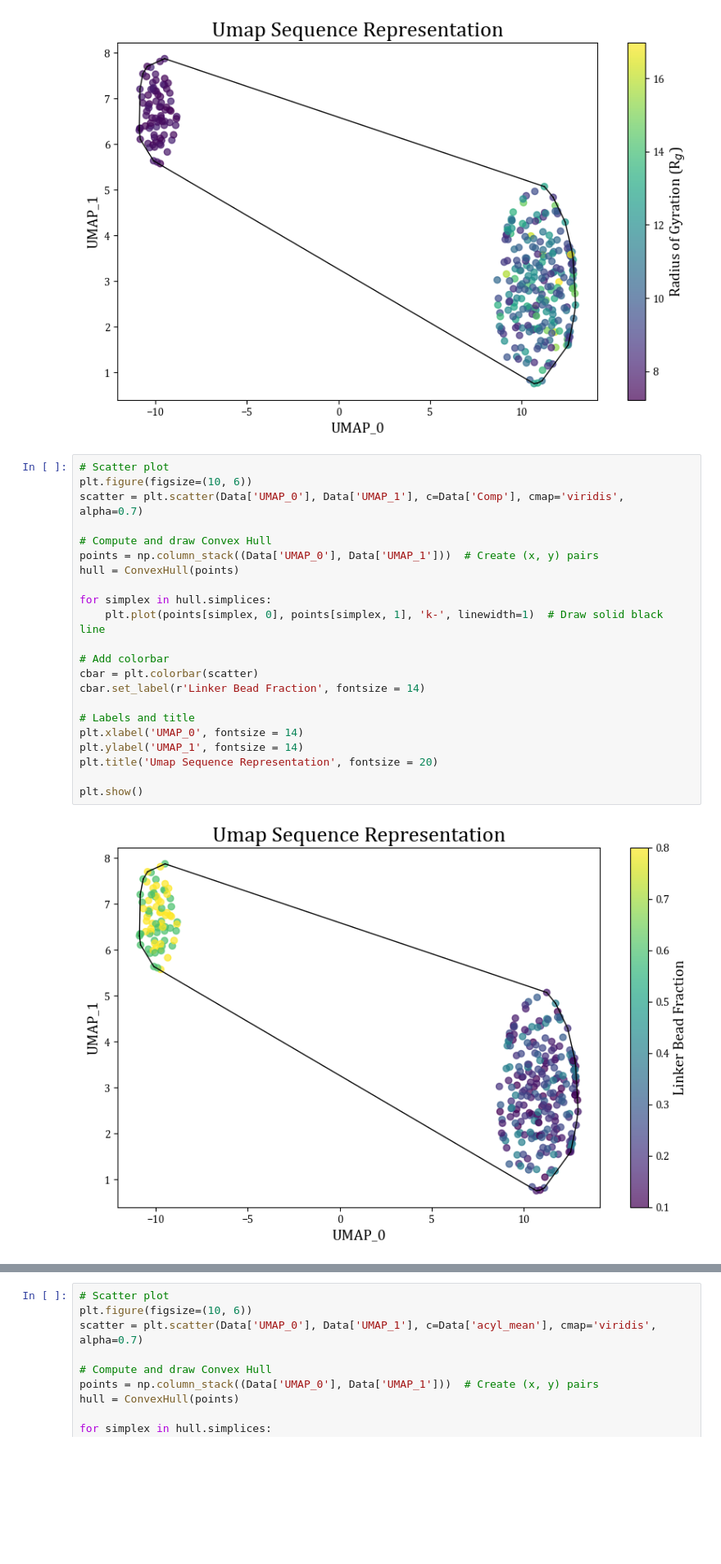
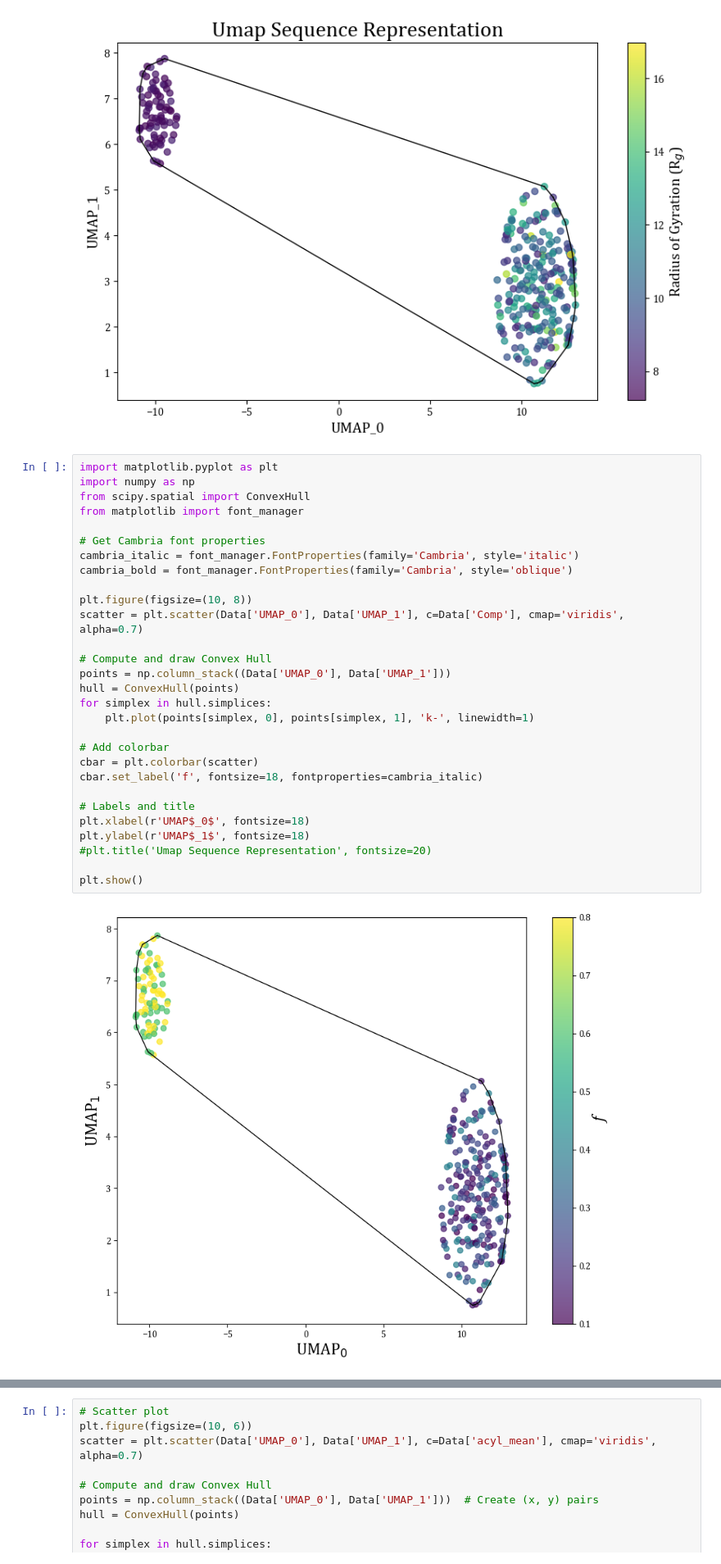
Before and after one commit to PhucMTran/COS-513-Project, a Jupyter notebook: Results.ipynb, the cells around one changed output, grey strips where cells are left out. Shown at 82% size. Drawn from its saved outputs; the diff is of its cells as text; blank space fills up the shorter version.

Commit message:
Added figures

```diff
--- a/Results.ipynb
+++ b/Results.ipynb
@@ -171,28 +171,35 @@ plt.show()
 # %% [output]
 [figure]
 # %%
-# Scatter plot
-plt.figure(figsize=(10, 6))
+import matplotlib.pyplot as plt
+import numpy as np
+from scipy.spatial import ConvexHull
+from matplotlib import font_manager
+
+# Get Cambria font properties
+cambria_italic = font_manager.FontProperties(family='Cambria', style='italic')
+cambria_bold = font_manager.FontProperties(family='Cambria', style='oblique')
+
+plt.figure(figsize=(10, 8))
 scatter = plt.scatter(Data['UMAP_0'], Data['UMAP_1'], c=Data['Comp'], cmap='viridis', alpha=0.7)
 
 # Compute and draw Convex Hull
-points = np.column_stack((Data['UMAP_0'], Data['UMAP_1']))  # Create (x, y) pairs
+points = np.column_stack((Data['UMAP_0'], Data['UMAP_1']))
 hull = ConvexHull(points)
-
 for simplex in hull.simplices:
-    plt.plot(points[simplex, 0], points[simplex, 1], 'k-', linewidth=1)  # Draw solid black line
+    plt.plot(points[simplex, 0], points[simplex, 1], 'k-', linewidth=1)
 
 # Add colorbar
 cbar = plt.colorbar(scatter)
-cbar.set_label(r'Linker Bead Fraction', fontsize = 14)
+cbar.set_label('f', fontsize=18, fontproperties=cambria_italic)
 
 # Labels and title
-plt.xlabel('UMAP_0', fontsize = 14)
-plt.ylabel('UMAP_1', fontsize = 14)
-plt.title('Umap Sequence Representation', fontsize = 20)
+plt.xlabel(r'UMAP$_0$', fontsize=18)
+plt.ylabel(r'UMAP$_1$', fontsize=18)
+#plt.title('Umap Sequence Representation', fontsize=20)
 
 plt.show()
 # %% [output]
-[figure, old version]
+[figure, new version]
 # %%
 # Scatter plot
```
Also changed, not shown: parts of 18 cells of this notebook, 6 other files.
